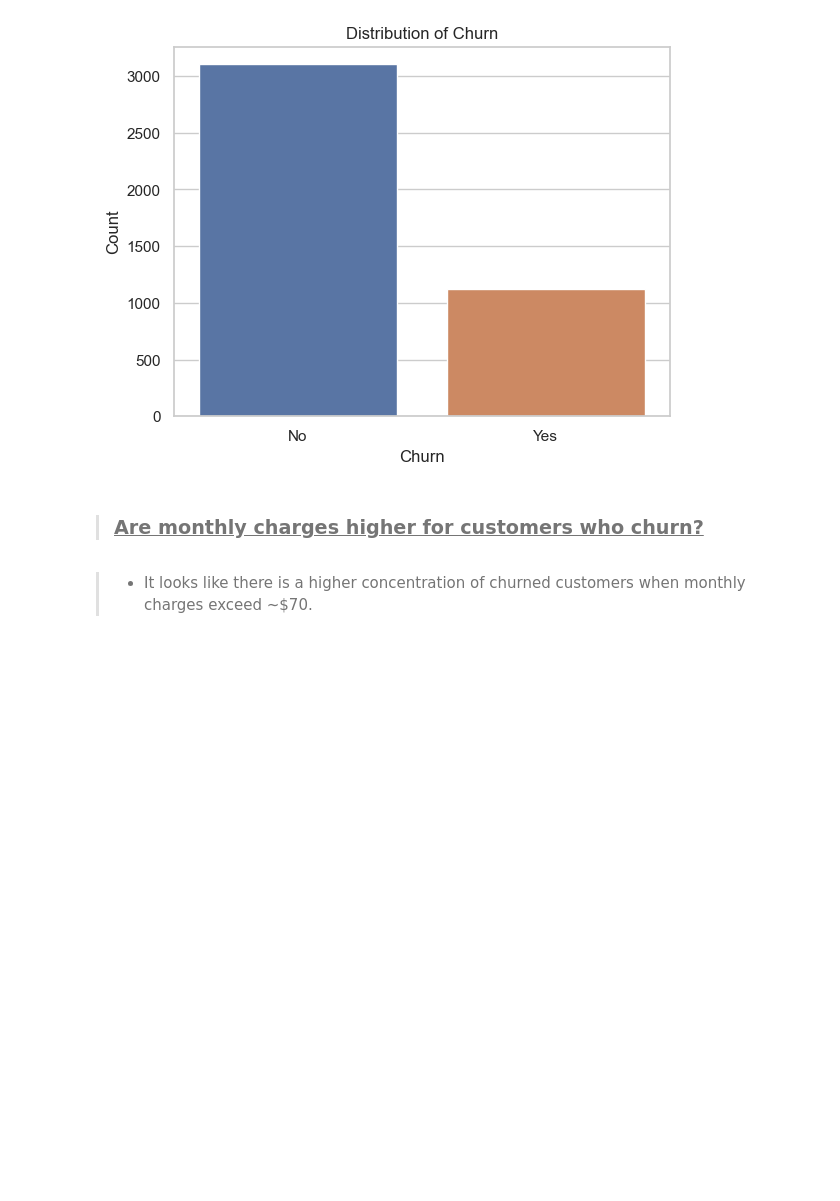
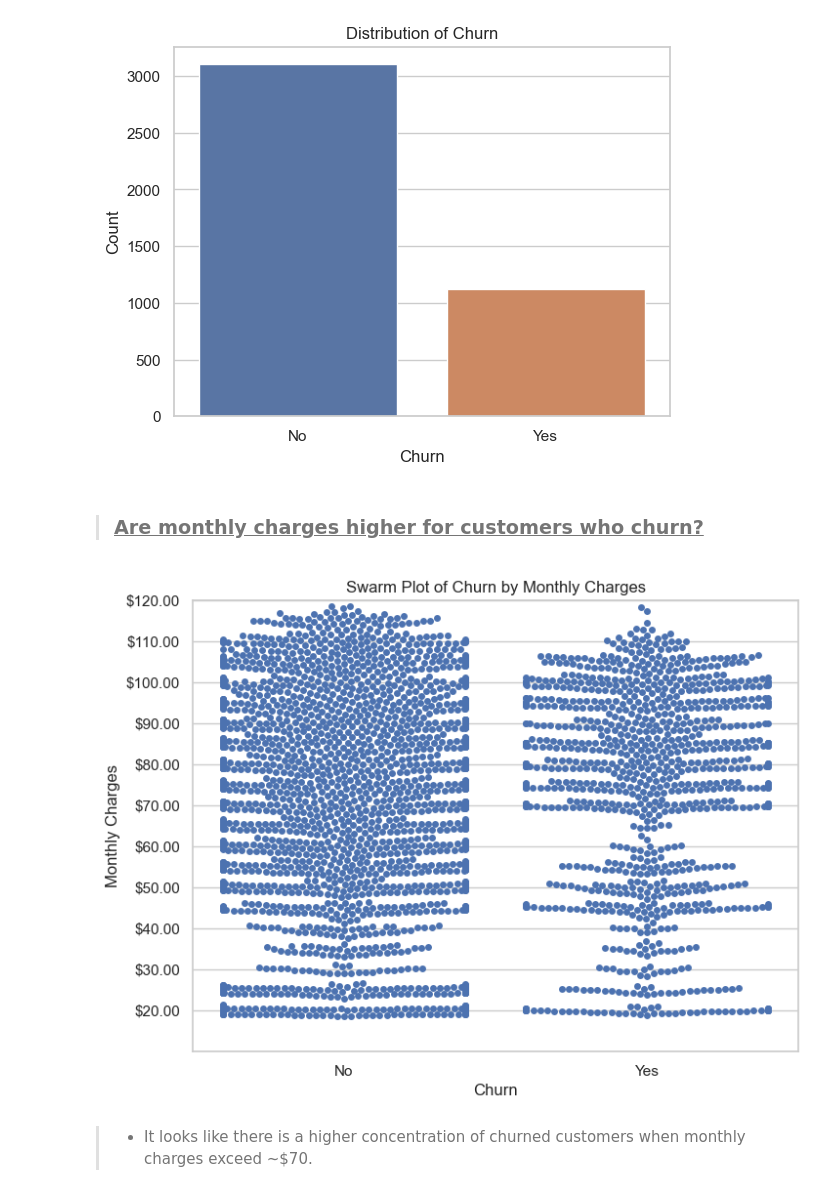
Before and after one commit to brock-green/classification-project, a Jupyter notebook: classification_project_final.ipynb, the cells around one changed output. Cells and saved outputs as stored; diff of their text form; code cells hidden in the pictures; blank space fills up the shorter version.

```diff
--- a/classification_project_final.ipynb
+++ b/classification_project_final.ipynb
@@ -80,7 +80,9 @@ plt.show()
 > ### <u>Are monthly charges higher for customers who churn?</u>
 # %%
 # Create a Swarm Plot of Churn and Monthly Charges
-#explore.get_swarmplot(train)
+explore.get_swarmplot(train)
+# %% [output]
+[figure, added]
 # %% [markdown]
 >* It looks like there is a higher concentration of churned customers when monthly charges exceed ~$70.
 # %% [markdown]
```
Also changed, not shown: parts of 2 cells of this notebook.
